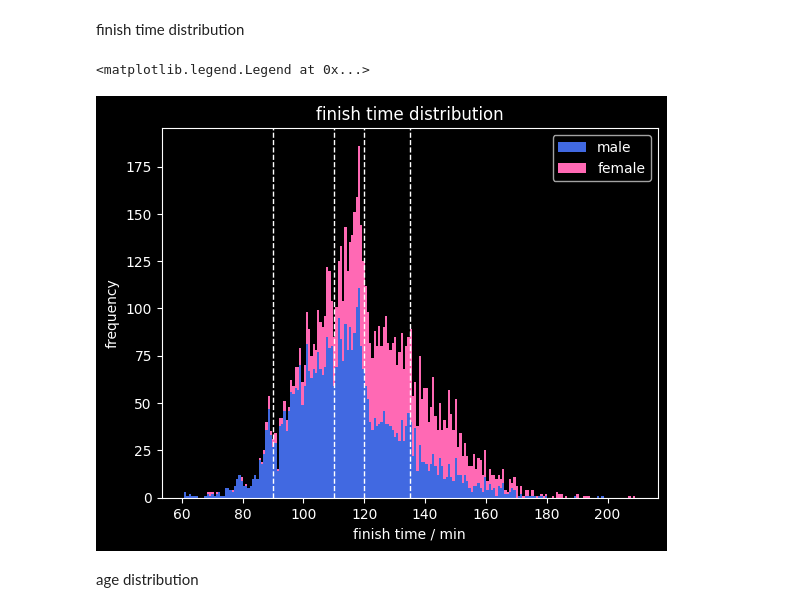
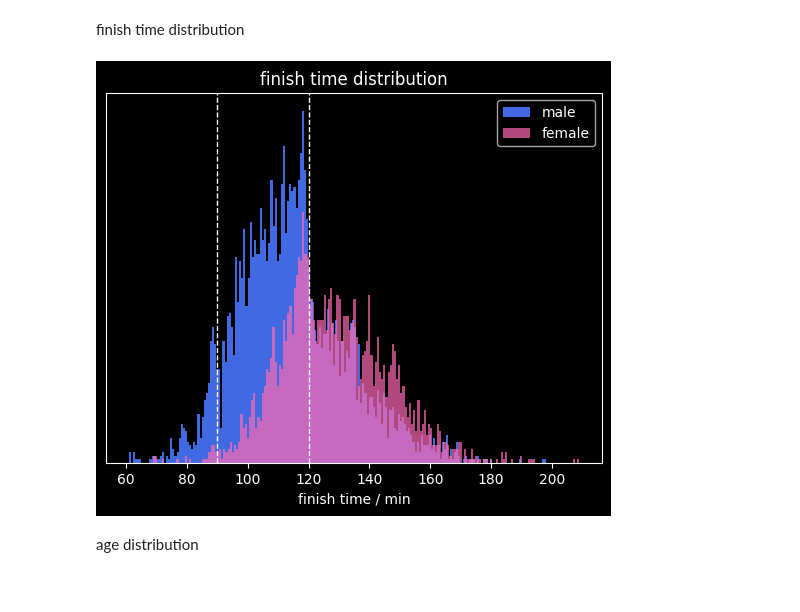
Before and after one commit to gerritnowald/Gutenberg-Halbmarathon-Mainz-2025-analysis, a Jupyter notebook: analysis.ipynb, the cells around one changed output. Drawn from its saved outputs; the diff is of its cells as text; code cells hidden in the pictures.

Commit message:
transparent histograms

```diff
--- a/analysis.ipynb
+++ b/analysis.ipynb
@@ -55,27 +55,22 @@ median time: 1 hour, 57 minutes, 57 seconds
 # %% [markdown]
 finish time distribution
 # %%
-plt.hist([
-    df.loc[df['sex'] == 'M' , 'time_min'] ,
-    df.loc[df['sex'] == 'W' , 'time_min']],
-    label=['male','female'],
-    color=[color_m, color_f],
-    bins=200, stacked=True)
+plt.hist(df.loc[df['sex'] == 'M' , 'time_min'], bins=200, color=color_m, label='male')
+plt.hist(df.loc[df['sex'] == 'W' , 'time_min'], bins=200, color=color_f, label='female', alpha=0.7)
+
 # plt.axvline(df.loc[df['number'] == number, 'time_min'].iloc[0], color='r', linestyle='dashed', linewidth=1, label=number)
 plt.axvline(60 + 30,   color='w', linestyle='dashed', linewidth=1)
-plt.axvline(60 + 50,   color='w', linestyle='dashed', linewidth=1)
 plt.axvline(2*60,      color='w', linestyle='dashed', linewidth=1)
-plt.axvline(2*60 + 15, color='w', linestyle='dashed', linewidth=1)
-# plt.axvline(df['time_min'].median(), color='w', linewidth=1, label='median')
+# plt.axvline(df['time_min'].median(), color='w', linestyle='dashed', linewidth=1, label='median')
+
+plt.title('finish time distribution')
 plt.xlabel('finish time / min')
-plt.ylabel('frequency')
-plt.title('finish time distribution')
+plt.gca().axes.get_yaxis().set_visible(False)
 plt.legend()
 
 # plt.savefig('finish_time_distribution.png', dpi=300, transparent=True)
 # %% [output]
-<matplotlib.legend.Legend at 0x...>
-[figure, old version]
+[figure, new version]
 # %% [markdown]
 age distribution
 # %%
```
Also changed, not shown: parts of 2 cells of this notebook, 2 other files.
